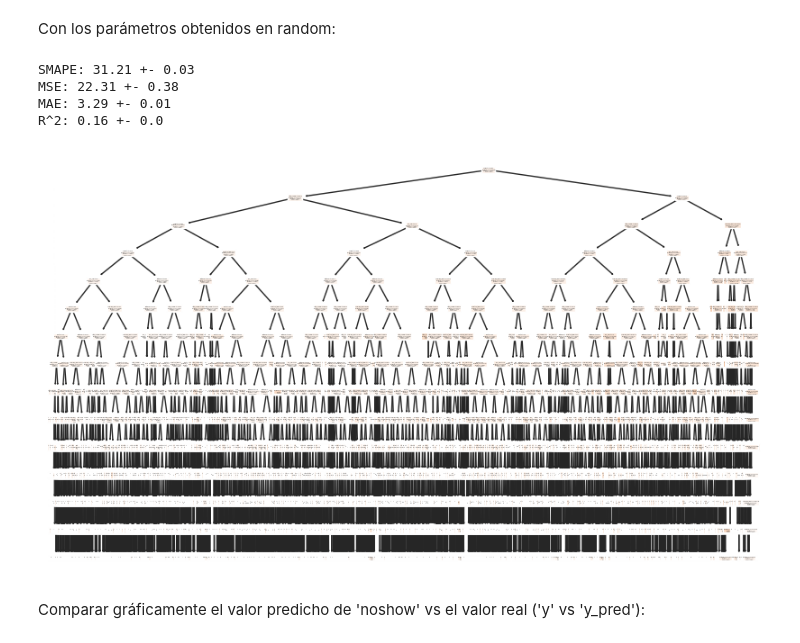
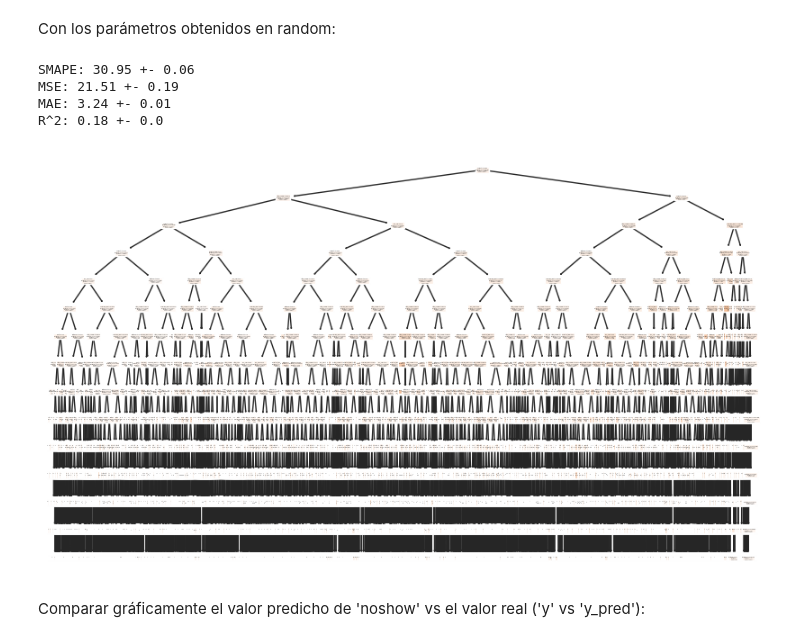
Before and after one commit to anitalittle/tarea2, a Jupyter notebook: tarea2_probando.ipynb, the cells around one changed output. Cells and saved outputs as stored; diff of their text form; code cells hidden in the pictures.

```diff
--- a/tarea2_probando.ipynb
+++ b/tarea2_probando.ipynb
@@ -701,6 +752,9 @@ Entrenamiento del decision tree regressor con los parámetros encontrados:
 # %% [markdown]
 Con los parámetros obtenidos en random:
 # %%
+X = df_train[selected_features_arbol]
+y = df_train['noshow']
+
 from sklearn.tree import DecisionTreeRegressor
 from sklearn.model_selection import cross_val_score
 import numpy as np
@@ -742,21 +796,24 @@ print("MSE:", round(mean_mse,2),'+-',round(std_mse,2))
 print("MAE:", round(mean_mae,2),'+-',round(std_mae,2))
 print("R^2:", round(mean_r2,2),'+-',round(std_r2,2))
 # %% [output]
-SMAPE: 31.21 +- 0.03
-MSE: 22.31 +- 0.38
-MAE: 3.29 +- 0.01
-R^2: 0.16 +- 0.0
+SMAPE: 30.95 +- 0.06
+MSE: 21.51 +- 0.19
+MAE: 3.24 +- 0.01
+R^2: 0.18 +- 0.0
 # %%
 from sklearn.tree import plot_tree
 import matplotlib.pyplot as plt
+
+X = df_train[selected_features_arbol]
+y = df_train['noshow']
 
 best_tree_reg.fit(X, y)
 
 plt.figure(figsize=(10, 6))
 plot_tree(best_tree_reg, filled=True, feature_names=X.columns, class_names=True)
 plt.show()
 # %% [output]
-[figure, old version]
+[figure, new version]
 # %% [markdown]
 Comparar gráficamente el valor predicho de 'noshow' vs el valor real ('y' vs 'y_pred'):
 # %%
```
Also changed, not shown: parts of 6 cells of this notebook.
